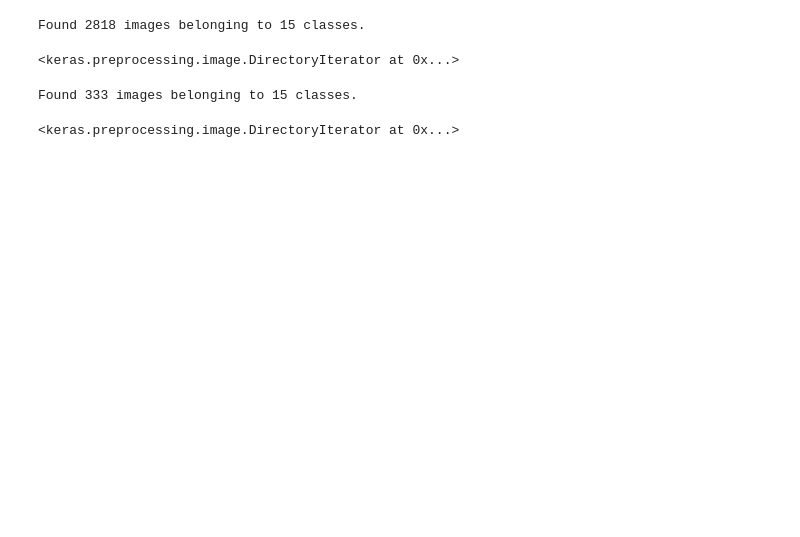
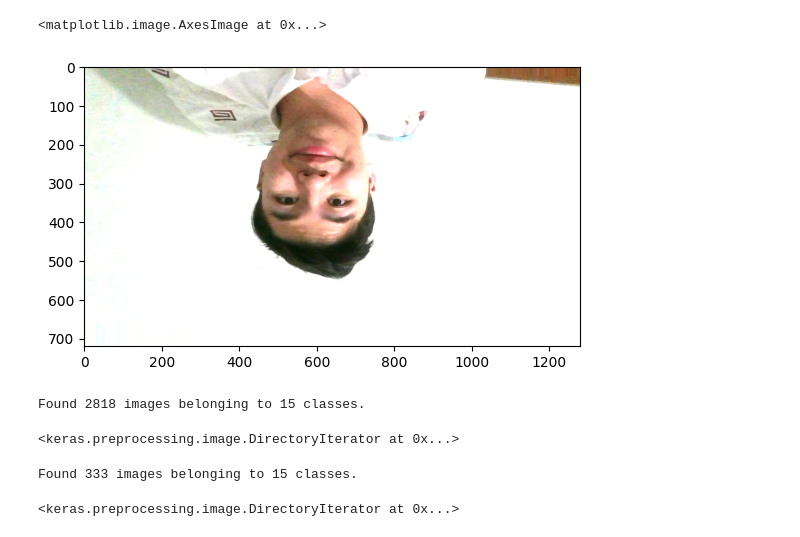
Before and after one commit to Coobeliues/CV, a Jupyter notebook: 321.ipynb, the cells around one changed output. Saved outputs shown, nothing was run; the diff lists cells and outputs as text; code cells hidden in the pictures; blank space fills up the shorter version.

```diff
--- a/321.ipynb
+++ b/321.ipynb
@@ -50 +77,6 @@ for root, dirs, files in os.walk(original_dir):
                 break
+# %%
+plt.imshow(datagen.random_transform(img).astype('uint8'))
+# %% [output]
+<matplotlib.image.AxesImage at 0x...>
+[figure, added]
```
Also changed, not shown: parts of 35 cells of this notebook, 5 other files.
